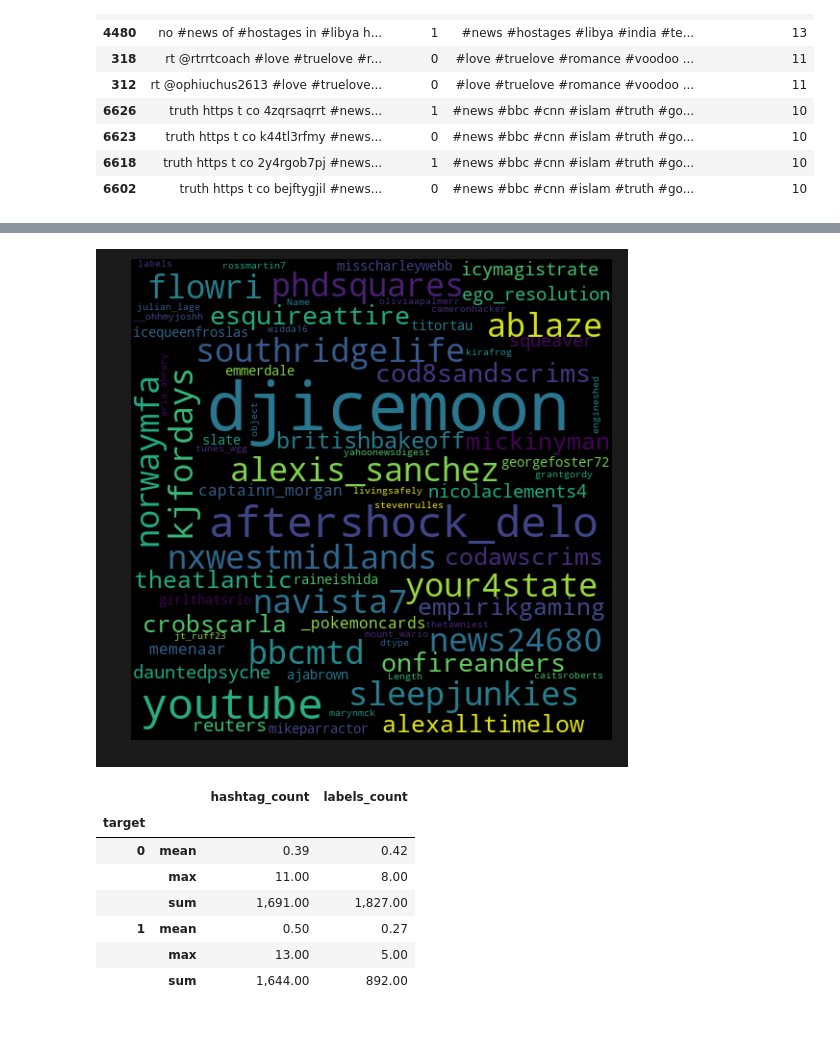
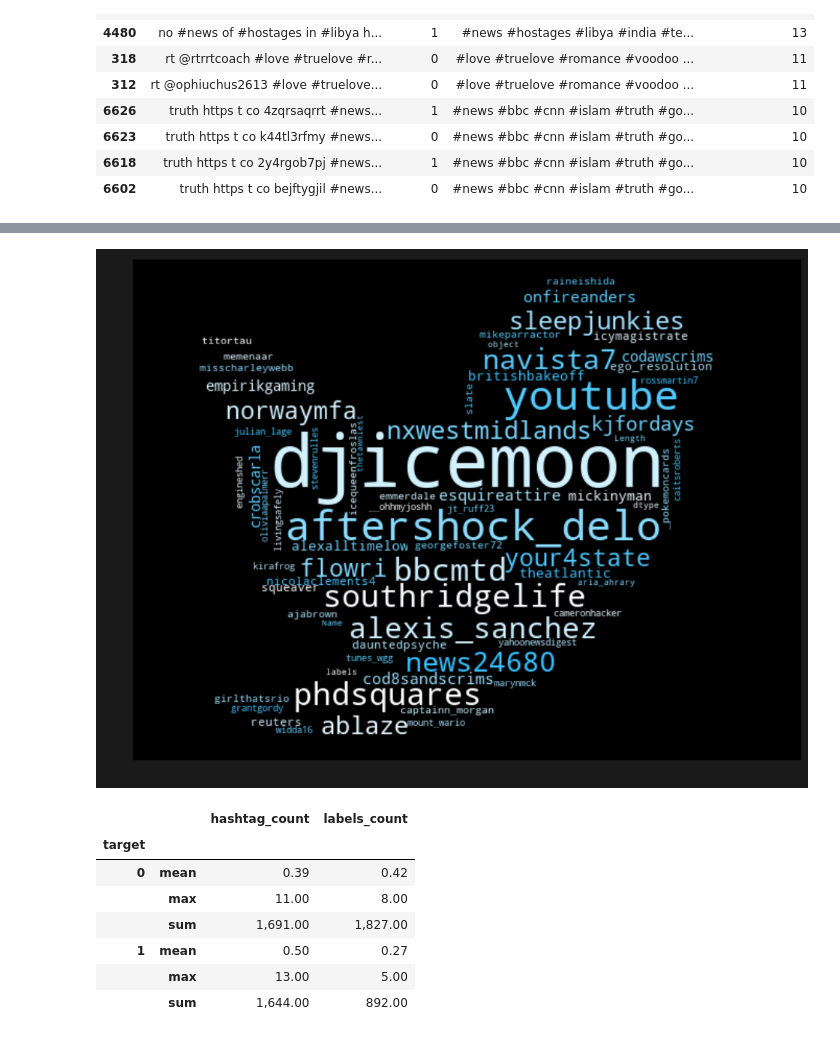
Before and after one commit to aleacevedo/Datos-TP-1C-2020, a Jupyter notebook: TP1 - Matias/repeticion de hashtags y usuarios.ipynb, the cells around one changed output, grey strips where cells are left out. Drawn from its saved outputs; the diff is of its cells as text; code cells hidden in the pictures.

```diff
--- a/TP1 - Matias/repeticion de hashtags y usuarios.ipynb
+++ b/TP1 - Matias/repeticion de hashtags y usuarios.ipynb
@@ -399,5 +399,8 @@ tweets.loc[:,["text","target","hashtags","hashtag_count"]].sort_values(by="hasht
 | 6623 | truth https t co k44tl3rfmy #news... | 0 | #news #bbc #cnn #islam #truth #go... | 10 |
 | 6618 | truth https t co 2y4rgob7pj #news... | 1 | #news #bbc #cnn #islam #truth #go... | 10 |
 | 6602 | truth https t co bejftygjil #news... | 0 | #news #bbc #cnn #islam #truth #go... | 10 |
+# %%
+def twitter_color_func(word, font_size, position, orientation, random_state=None, **kwargs):
+    return "hsl(198, 100%%, %d%%)" % random.randint(60,100)
 # %%
 #wordclod sobre la columna de hashtags
@@ -430,17 +433,18 @@ tweets.loc[:,["text","target","labels","labels_count"]].sort_values(by="labels_c
 # %%
 #hacer un wordcloud sobre la columna labels
 tweets_con_labels = tweets[tweets["labels_count"]>0]
+mask = np.array(Image.open("../data/Twitter-Logo.jpg"))
 wordcloud = WordCloud(width = 500, height = 500, min_font_size = 5, max_font_size = 70, max_words = 100,
-                      background_color = 'black', stopwords = STOPWORDS).generate(str(tweets_con_labels["labels"]))
+                      background_color = 'black', mask=mask, stopwords = STOPWORDS).generate(str(tweets_con_labels["labels"]))
 fig = plt.figure(
     figsize = (10, 7),
     facecolor = 'k')
-plt.imshow(wordcloud, interpolation = 'bilinear')
+plt.imshow(wordcloud.recolor(color_func = twitter_color_func, random_state=3), interpolation = 'bilinear')
 plt.axis('off')
 plt.tight_layout(pad=0)
 plt.show()
 # %% [output]
-[figure, old version]
+[figure, new version]
 # %%
 #Estadisticas sobre uso de hashtags segun el target
 grouped_by_target = tweets.groupby("target").agg({"hashtag_count":["mean","max","sum"],"labels_count":["mean","max","sum"]})
```
Also changed, not shown: parts of 14 cells of this notebook, 2 other files.
